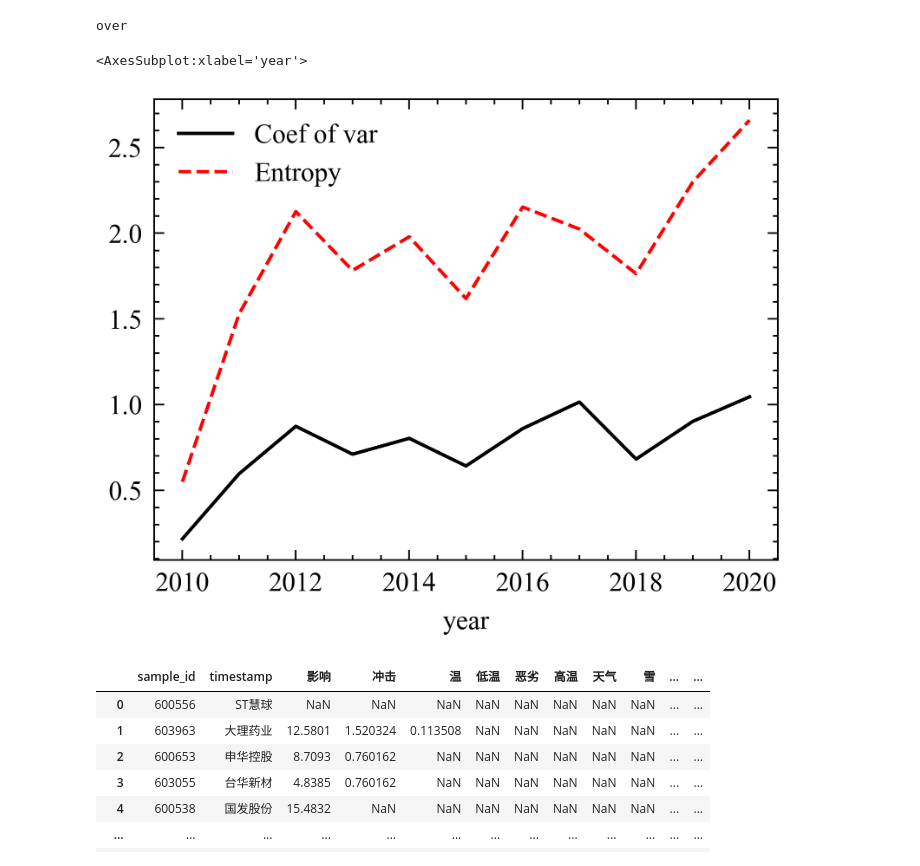
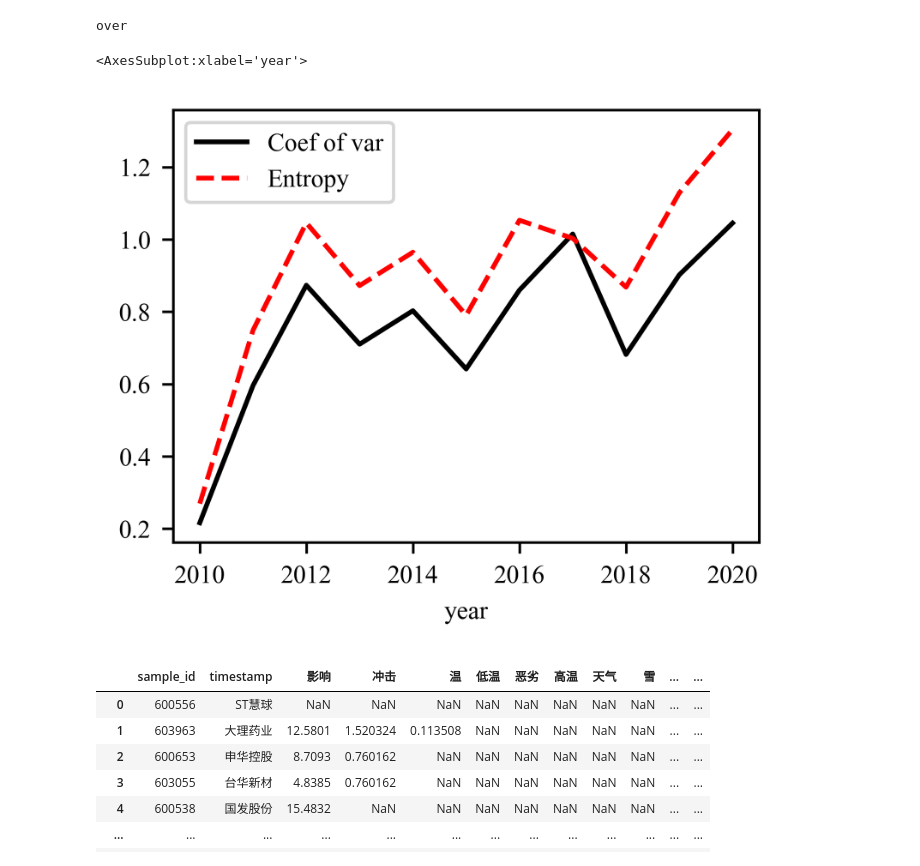
Before and after one commit to KELP0122/py_assignment, a Jupyter notebook: main.ipynb, the cells around one changed output. Saved outputs shown, nothing was run; the diff lists cells and outputs as text; code cells hidden in the pictures.

```diff
--- a/main.ipynb
+++ b/main.ipynb
@@ -21,7 +21,7 @@ dict_weather = {
     '冲击','影响'
     }
 # %%
-df = pd.read_excel(r"C:\Users\LZJ\OneDrive\学习\py_ass\data\sample.xlsx")
+df = pd.read_excel(r"C:\Users\Think\OneDrive\学习\py_ass\data\sample.xlsx")
 
 # 使用 str.contains() 方法筛选出包含在词典中的文本
 df["body"] = df["body"].str.replace('[^\u4e00-\u9fa5]+', '')  # 删除非汉字项
@@ -49,5 +49,5 @@ df['word_count_sum'] = df['word_count_sum'].apply(dict2int)
 
 # 打印词频统计结果
 print(df[["stkcd","year","word_count_sum"]])
-df.to_excel(r"C:\Users\LZJ\OneDrive\学习\py_ass\data\sample整合词频.xlsx")
+df.to_excel(r"C:\Users\Think\OneDrive\学习\py_ass\data\sample整合词频.xlsx")
 # %% [output]
@@ -159,37 +164,39 @@ df1.to_excel(r"C:\Users\LZJ\OneDrive\学习\py_ass\df1.xlsx")
 # %%
 #IO
-df1 = pd.read_excel(r"C:\Users\LZJ\OneDrive\学习\py_ass\df1.xlsx")
+df1 = pd.read_excel(r"C:\Users\Think\OneDrive\学习\py_ass\df1.xlsx")
 del df1["Unnamed: 0"]
 # 提取需加权的列名
 cols = df1.columns[3:]
 
-# 熵值法计算权重
-p = df1[cols].apply(lambda x: x.value_counts()/len(x))
-entropy = (-p*np.log2(p)).sum()
+# 熵值法计算权重d
+maxmin = df1[cols].apply(lambda x: (x-np.min(x))/(np.max(x)-np.min(x)))
+# p = df1[cols].apply(lambda x: x.value_counts()/len(x))
+p = maxmin.apply(lambda x: x.value_counts()/len(x))
+entropy = (-p*np.log(p)).sum()
 weights_entropy = (1-entropy)/sum(1-entropy)
 
 # 变异系数法计算权重
 coefs_of_var = df1[cols].std() / df1[cols].mean()
 weights_cv = coefs_of_var / coefs_of_var.sum()
 
 # 计算加权综合指数（熵值法）
 df1['weighted_index_entropy'] = (df1[cols] * weights_entropy).sum(axis=1)
 df1['weighted_index_entropy'].fillna(df1['weighted_index_entropy'].mean(), inplace=True) # 如果存在缺失值，则替换为均值
 df1['weighted_index_entropy'] = df1['weighted_index_entropy'].apply(lambda x: abs(x))
 
 # 计算加权综合指数（变异系数法）
 df1['weighted_index_cv'] = (df1[cols] * weights_cv).sum(axis=1)
 df1['weighted_index_cv'].fillna(df1['weighted_index_cv'].mean(), inplace=True) # 如果存在缺失值，则替换为均值
 
-df1[["stkcd","name","year","weighted_index_cv","weighted_index_cv"]].to_excel(r"C:\Users\LZJ\OneDrive\学习\py_ass\data\sample加权指数.xlsx")
+df1[["stkcd","name","year","weighted_index_cv","weighted_index_cv"]].to_excel(r"C:\Users\Think\OneDrive\学习\py_ass\data\sample加权指数.xlsx")
 
 df1_mean = df1.groupby("year").mean()
 df1_mean = df1_mean.reset_index()
 
 df1_mean.plot( x = "year", y = ["weighted_index_cv","weighted_index_entropy"],label = ["Coef of var","Entropy"])
 # %% [output]
 <AxesSubplot:xlabel='year'>
-[figure, old version]
+[figure, new version]
 # %%
 df2
 # %% [output]
```
Also changed, not shown: parts of 5 cells of this notebook.
